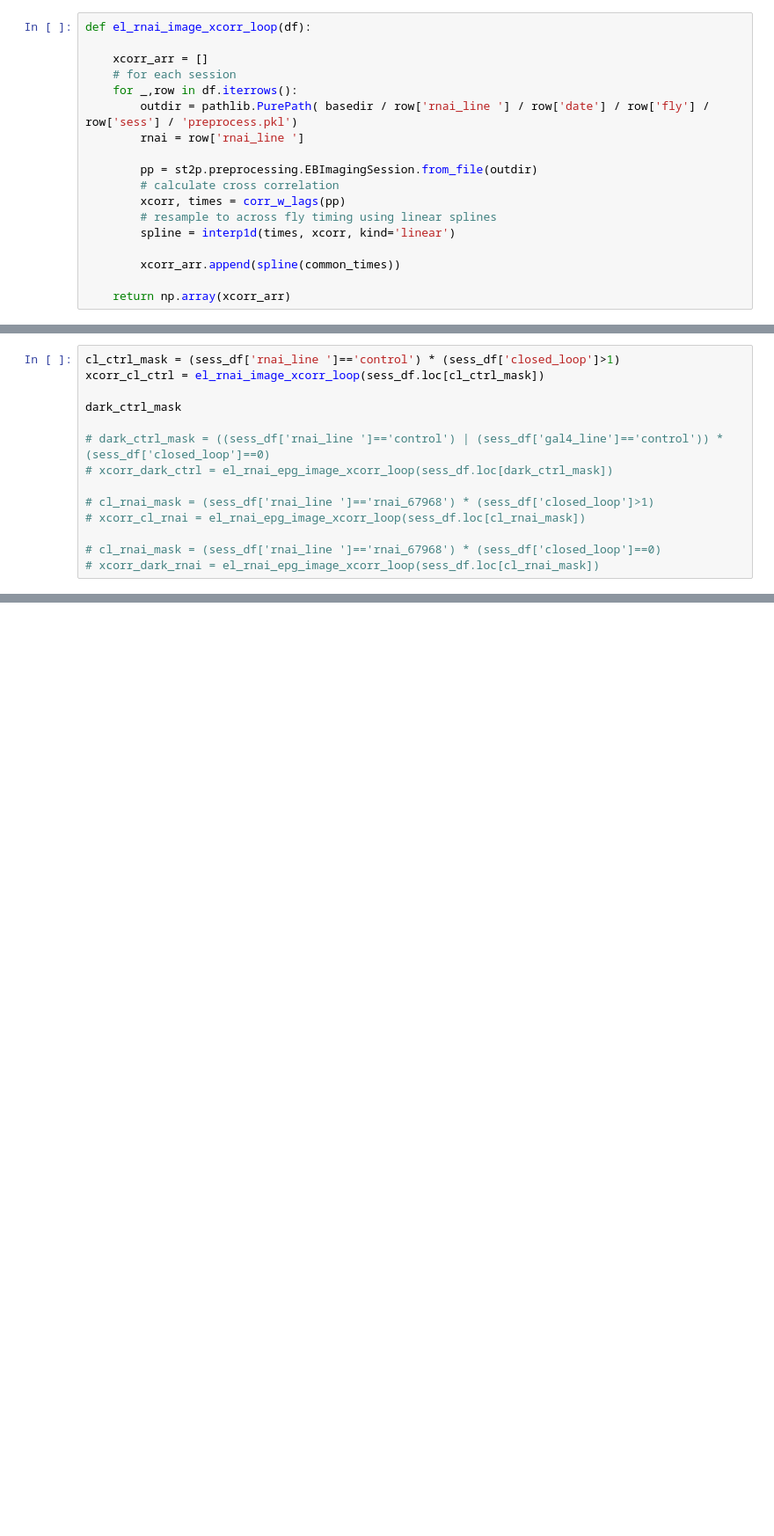
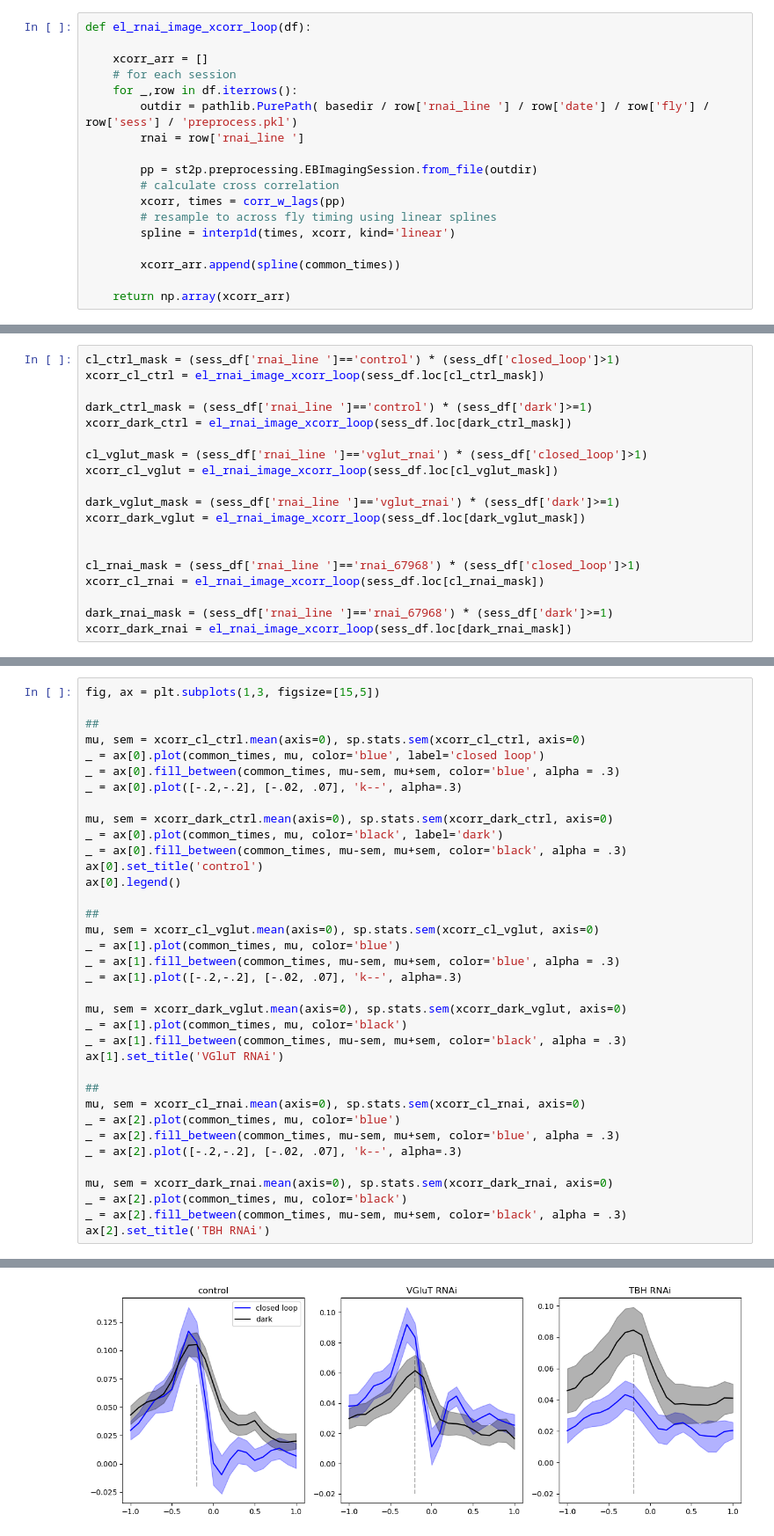
Before and after one commit to yfisher-lab/NeuromodPlasticity, a Jupyter notebook: NeuromodPlasticity/figures/DetermineIndicatorShifts.ipynb, the cells around one changed output, grey strips where cells are left out. Shown at 88% size. Saved outputs shown, nothing was run; the diff lists cells and outputs as text; blank space fills up the shorter version.

```diff
--- a/NeuromodPlasticity/figures/DetermineIndicatorShifts.ipynb
+++ b/NeuromodPlasticity/figures/DetermineIndicatorShifts.ipynb
@@ -196,13 +205,18 @@ def el_rnai_image_xcorr_loop(df):
 cl_ctrl_mask = (sess_df['rnai_line ']=='control') * (sess_df['closed_loop']>1)
 xcorr_cl_ctrl = el_rnai_image_xcorr_loop(sess_df.loc[cl_ctrl_mask])
 
-dark_ctrl_mask
+dark_ctrl_mask = (sess_df['rnai_line ']=='control') * (sess_df['dark']>=1)
+xcorr_dark_ctrl = el_rnai_image_xcorr_loop(sess_df.loc[dark_ctrl_mask])
 
-# dark_ctrl_mask = ((sess_df['rnai_line ']=='control') | (sess_df['gal4_line']=='control')) * (sess_df['closed_loop']==0)
-# xcorr_dark_ctrl = el_rnai_epg_image_xcorr_loop(sess_df.loc[dark_ctrl_mask])
+cl_vglut_mask = (sess_df['rnai_line ']=='vglut_rnai') * (sess_df['closed_loop']>1)
+xcorr_cl_vglut = el_rnai_image_xcorr_loop(sess_df.loc[cl_vglut_mask])
 
-# cl_rnai_mask = (sess_df['rnai_line ']=='rnai_67968') * (sess_df['closed_loop']>1)
-# xcorr_cl_rnai = el_rnai_epg_image_xcorr_loop(sess_df.loc[cl_rnai_mask])
+dark_vglut_mask = (sess_df['rnai_line ']=='vglut_rnai') * (sess_df['dark']>=1)
+xcorr_dark_vglut = el_rnai_image_xcorr_loop(sess_df.loc[dark_vglut_mask])
 
-# cl_rnai_mask = (sess_df['rnai_line ']=='rnai_67968') * (sess_df['closed_loop']==0)
-# xcorr_dark_rnai = el_rnai_epg_image_xcorr_loop(sess_df.loc[cl_rnai_mask])
+
+cl_rnai_mask = (sess_df['rnai_line ']=='rnai_67968') * (sess_df['closed_loop']>1)
+xcorr_cl_rnai = el_rnai_image_xcorr_loop(sess_df.loc[cl_rnai_mask])
+
+dark_rnai_mask = (sess_df['rnai_line ']=='rnai_67968') * (sess_df['dark']>=1)
+xcorr_dark_rnai = el_rnai_image_xcorr_loop(sess_df.loc[dark_rnai_mask])
@@ -214,0 +223,37 @@ dark_ctrl_mask
+# %%
+fig, ax = plt.subplots(1,3, figsize=[15,5])
+
+##
+mu, sem = xcorr_cl_ctrl.mean(axis=0), sp.stats.sem(xcorr_cl_ctrl, axis=0)
+_ = ax[0].plot(common_times, mu, color='blue', label='closed loop')
+_ = ax[0].fill_between(common_times, mu-sem, mu+sem, color='blue', alpha = .3)
+_ = ax[0].plot([-.2,-.2], [-.02, .07], 'k--', alpha=.3)
+
+mu, sem = xcorr_dark_ctrl.mean(axis=0), sp.stats.sem(xcorr_dark_ctrl, axis=0)
+_ = ax[0].plot(common_times, mu, color='black', label='dark')
+_ = ax[0].fill_between(common_times, mu-sem, mu+sem, color='black', alpha = .3)
+ax[0].set_title('control')
+ax[0].legend()
+
+##
+mu, sem = xcorr_cl_vglut.mean(axis=0), sp.stats.sem(xcorr_cl_vglut, axis=0)
+_ = ax[1].plot(common_times, mu, color='blue')
+_ = ax[1].fill_between(common_times, mu-sem, mu+sem, color='blue', alpha = .3)
+_ = ax[1].plot([-.2,-.2], [-.02, .07], 'k--', alpha=.3)
+
+mu, sem = xcorr_dark_vglut.mean(axis=0), sp.stats.sem(xcorr_dark_vglut, axis=0)
+_ = ax[1].plot(common_times, mu, color='black')
+_ = ax[1].fill_between(common_times, mu-sem, mu+sem, color='black', alpha = .3)
+ax[1].set_title('VGluT RNAi')
+
+##
+mu, sem = xcorr_cl_rnai.mean(axis=0), sp.stats.sem(xcorr_cl_rnai, axis=0)
+_ = ax[2].plot(common_times, mu, color='blue')
+_ = ax[2].fill_between(common_times, mu-sem, mu+sem, color='blue', alpha = .3)
+_ = ax[2].plot([-.2,-.2], [-.02, .07], 'k--', alpha=.3)
+
+mu, sem = xcorr_dark_rnai.mean(axis=0), sp.stats.sem(xcorr_dark_rnai, axis=0)
+_ = ax[2].plot(common_times, mu, color='black')
+_ = ax[2].fill_between(common_times, mu-sem, mu+sem, color='black', alpha = .3)
+ax[2].set_title('TBH RNAi')
+# %% [output]
@@ -214,0 +261 @@ dark_ctrl_mask
+[figure, added]
```
Also changed, not shown: parts of 28 cells of this notebook, 1 other file.
